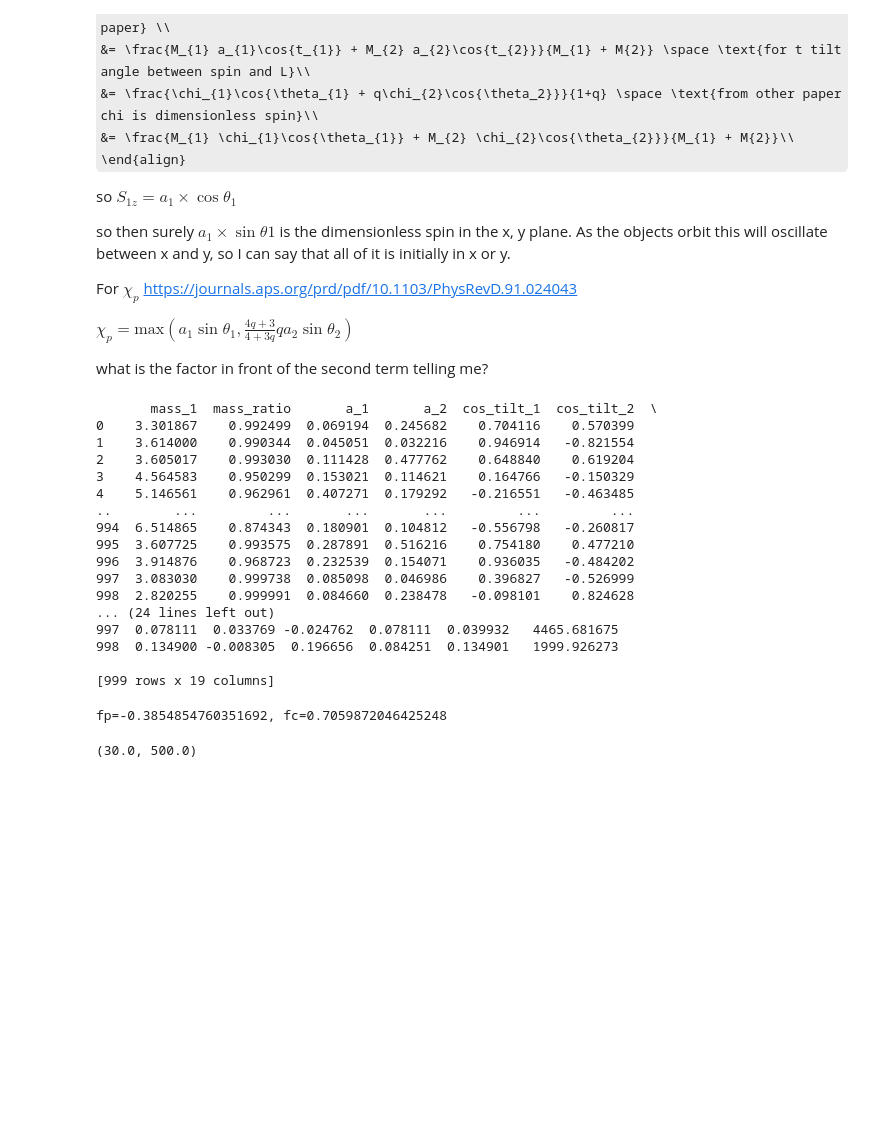
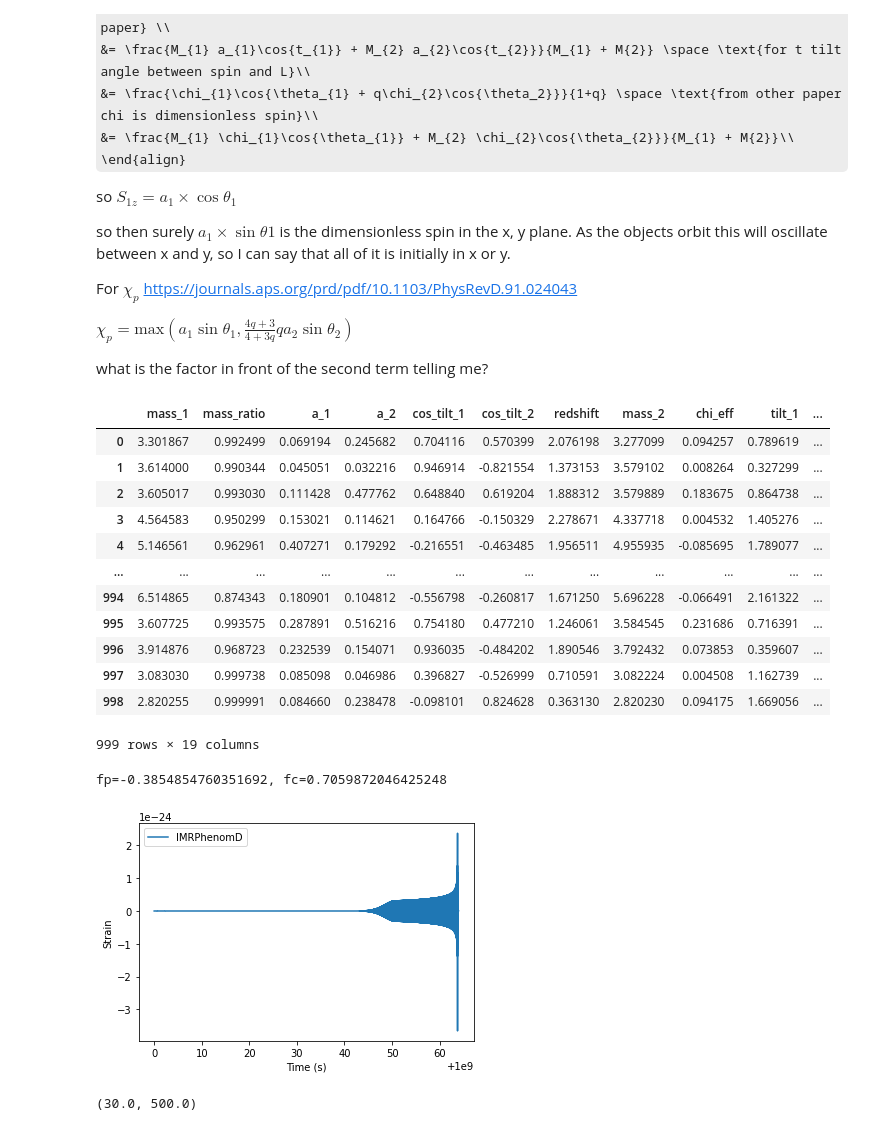
Before and after one commit to jhyland01/p_astro_project, a Jupyter notebook: pycbc_snr.ipynb, the cells around one changed output. Cells and saved outputs as stored; diff of their text form; code cells hidden in the pictures; some formulas as TeX source; blank space fills up the shorter version.

```diff
--- a/pycbc_snr.ipynb
+++ b/pycbc_snr.ipynb
@@ -105,25 +105,21 @@ what is the factor in front of the second term telling me?
 d = Distance(unit=u.Mpc, z = samples['redshift'], cosmology = None).value
 dl = np.asarray(d)
 samples = samples.assign(dl = dl)
-print(samples)
+samples
 # %% [output]
+|  | mass_1 | mass_ratio | a_1 | a_2 | cos_tilt_1 | cos_tilt_2 | redshift | mass_2 | chi_eff | tilt_1 | ... |
+| 0 | 3.301867 | 0.992499 | 0.069194 | 0.245682 | 0.704116 | 0.570399 | 2.076198 | 3.277099 | 0.094257 | 0.789619 | ... |
+| 1 | 3.614000 | 0.990344 | 0.045051 | 0.032216 | 0.946914 | -0.821554 | 1.373153 | 3.579102 | 0.008264 | 0.327299 | ... |
+| 2 | 3.605017 | 0.993030 | 0.111428 | 0.477762 | 0.648840 | 0.619204 | 1.888312 | 3.579889 | 0.183675 | 0.864738 | ... |
+| 3 | 4.564583 | 0.950299 | 0.153021 | 0.114621 | 0.164766 | -0.150329 | 2.278671 | 4.337718 | 0.004532 | 1.405276 | ... |
+| 4 | 5.146561 | 0.962961 | 0.407271 | 0.179292 | -0.216551 | -0.463485 | 1.956511 | 4.955935 | -0.085695 | 1.789077 | ... |
+| ... | ... | ... | ... | ... | ... | ... | ... | ... | ... | ... | ... |
+| 994 | 6.514865 | 0.874343 | 0.180901 | 0.104812 | -0.556798 | -0.260817 | 1.671250 | 5.696228 | -0.066491 | 2.161322 | ... |
+| 995 | 3.607725 | 0.993575 | 0.287891 | 0.516216 | 0.754180 | 0.477210 | 1.246061 | 3.584545 | 0.231686 | 0.716391 | ... |
+| 996 | 3.914876 | 0.968723 | 0.232539 | 0.154071 | 0.936035 | -0.484202 | 1.890546 | 3.792432 | 0.073853 | 0.359607 | ... |
+| 997 | 3.083030 | 0.999738 | 0.085098 | 0.046986 | 0.396827 | -0.526999 | 0.710591 | 3.082224 | 0.004508 | 1.162739 | ... |
+| 998 | 2.820255 | 0.999991 | 0.084660 | 0.238478 | -0.098101 | 0.824628 | 0.363130 | 2.820230 | 0.094175 | 1.669056 | ... |
-       mass_1  mass_ratio       a_1       a_2  cos_tilt_1  cos_tilt_2  \
-0    3.301867    0.992499  0.069194  0.245682    0.704116    0.570399
-1    3.614000    0.990344  0.045051  0.032216    0.946914   -0.821554
-2    3.605017    0.993030  0.111428  0.477762    0.648840    0.619204
-3    4.564583    0.950299  0.153021  0.114621    0.164766   -0.150329
-4    5.146561    0.962961  0.407271  0.179292   -0.216551   -0.463485
-..        ...         ...       ...       ...         ...         ...
-994  6.514865    0.874343  0.180901  0.104812   -0.556798   -0.260817
-995  3.607725    0.993575  0.287891  0.516216    0.754180    0.477210
-996  3.914876    0.968723  0.232539  0.154071    0.936035   -0.484202
-997  3.083030    0.999738  0.085098  0.046986    0.396827   -0.526999
-998  2.820255    0.999991  0.084660  0.238478   -0.098101    0.824628
-... (24 lines left out)
-997  0.078111  0.033769 -0.024762  0.078111  0.039932   4465.681675
-998  0.134900 -0.008305  0.196656  0.084251  0.134901   1999.926273
-
-[999 rows x 19 columns]
+999 rows × 19 columns
 # %%
 from pycbc.detector import Detector
 from pycbc.waveform import get_td_waveform
@@ -135,33 +131,44 @@ pol = 0.2
 inc = 0
 time = 1000000000
 
 # We can calcualate the antenna pattern for Hanford at
 # the specific sky location
 d = Detector("H1")
 
 # We get back the fp and fc antenna pattern weights.
 fp, fc = d.antenna_pattern(ra, dec, pol, time)
 print("fp={}, fc={}".format(fp, fc))
 
 # These factors allow us to project a signal into what the detector would
 # observe
 
 ## Generate a waveform
 hp, hc = get_td_waveform(approximant="IMRPhenomPv2", mass1=samples['mass_1'][0], mass2=samples['mass_2'][0], spin1x=samples['spin1x'][0],
                          spin2x = samples['spin2x'][0], spin1z=samples['spin1z'][0], spin2z=samples['spin2z'][0],
                          f_lower=30, delta_t=1.0/4096, inclination=inc,
                          distance=samples['dl'][0])
 
 # ## Apply the factors to get the detector frame strain
 # ht = fp * hp + fc * hc
 
 
 # The projection process can also take into account the rotation of the
 # earth using the project wave function.
 hp.start_time = hc.start_time = time
 ht = d.project_wave(hp, hc, ra, dec, pol)
+
+times = np.array(ht.sample_times)
+#h = np.array(ht)[-1024:]
+times=times[-1024:]
+
+pylab.plot(ht.sample_times, ht, label=approximant)
+pylab.ylabel('Strain')
+pylab.xlabel('Time (s)')
+pylab.legend()
+pylab.show()
 # %% [output]
 fp=-0.3854854760351692, fc=0.7059872046425248
+[figure, added]
 # %%
 import lal
 import lalsimulation
```
Also changed, not shown: parts of 3 cells of this notebook.
